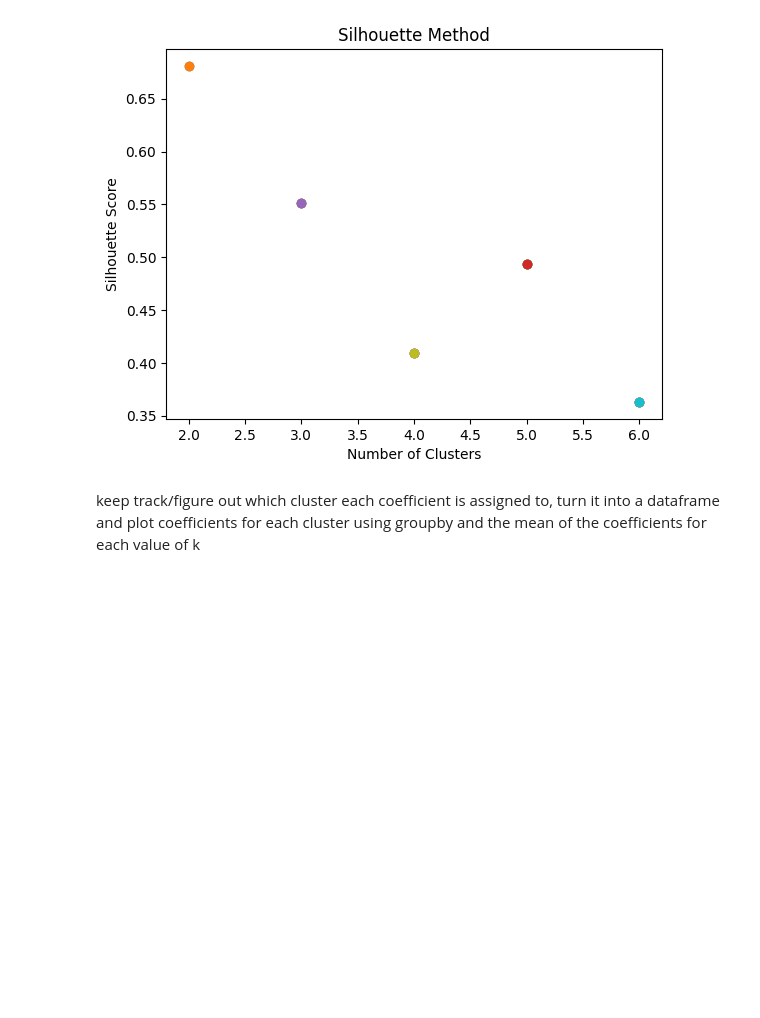
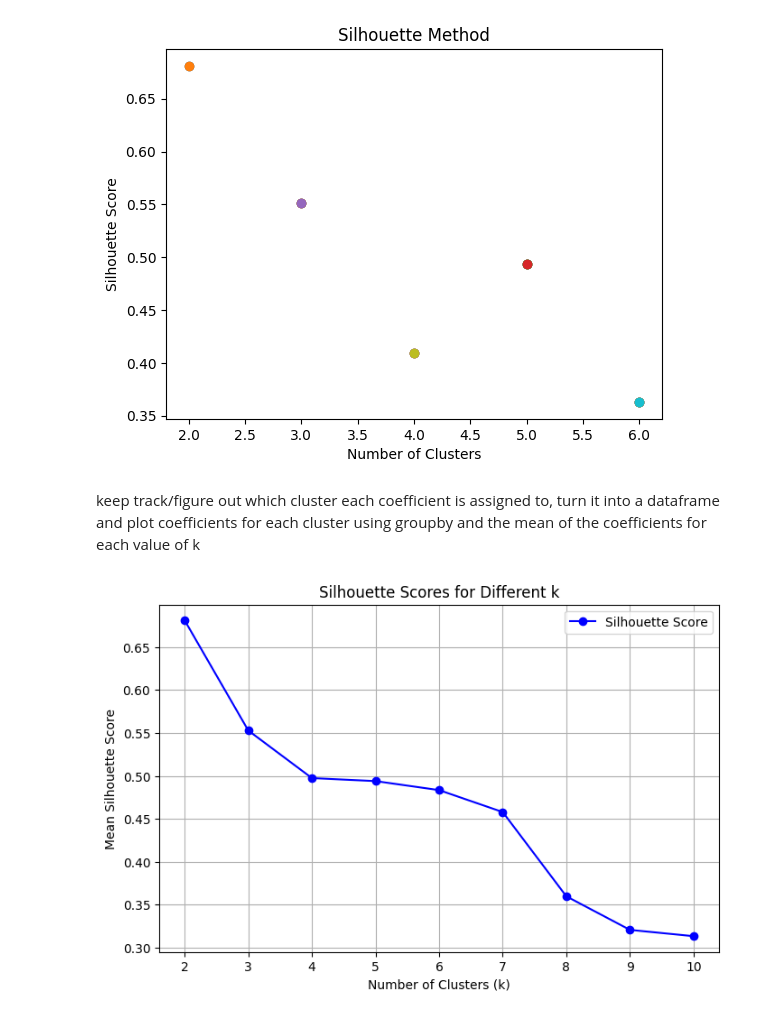
Before and after one commit to michaeledge27/CSCI290, a Jupyter notebook: notebooks/kMeansClustering.ipynb, the cells around one changed output. Saved outputs shown, nothing was run; the diff lists cells and outputs as text; code cells hidden in the pictures; blank space fills up the shorter version.

```diff
--- a/notebooks/kMeansClustering.ipynb
+++ b/notebooks/kMeansClustering.ipynb
@@ -394,3 +394,34 @@ plt.show()
 [figure]
 # %% [markdown]
 keep track/figure out which cluster each coefficient is assigned to, turn it into a dataframe and plot coefficients for each cluster using groupby and the mean of the coefficients for each value of k
+# %%
+def compute_silhouette_score(df, k):
+    # Initialize centroids
+    centroids = initialize_centroids(df, k)
+    # Perform clustering
+    clustered_df = get_cluster(df, centroids, plot=False)
+    # Calculate silhouette coefficients
+    silhouette_coefficients = get_silhouette_coefficients(clustered_df)
+    # Return the mean silhouette score
+    return np.mean(silhouette_coefficients)
+
+# Iterate over a range of k values and compute silhouette scores
+k_values = range(2, 11)  # Start from 2 clusters
+silhouette_scores = []
+
+for k in k_values:
+    score = compute_silhouette_score(df, k)
+    silhouette_scores.append(score)
+
+# Plot silhouette scores
+plt.figure(figsize=(8, 5))
+plt.plot(k_values, silhouette_scores, marker='o', color='b', label='Silhouette Score')
+plt.title('Silhouette Scores for Different k')
+plt.xlabel('Number of Clusters (k)')
+plt.ylabel('Mean Silhouette Score')
+plt.xticks(k_values)
+plt.legend()
+plt.grid(True)
+plt.show()
+# %% [output]
+[figure, added]
```
Also changed, not shown: parts of 9 cells of this notebook.
